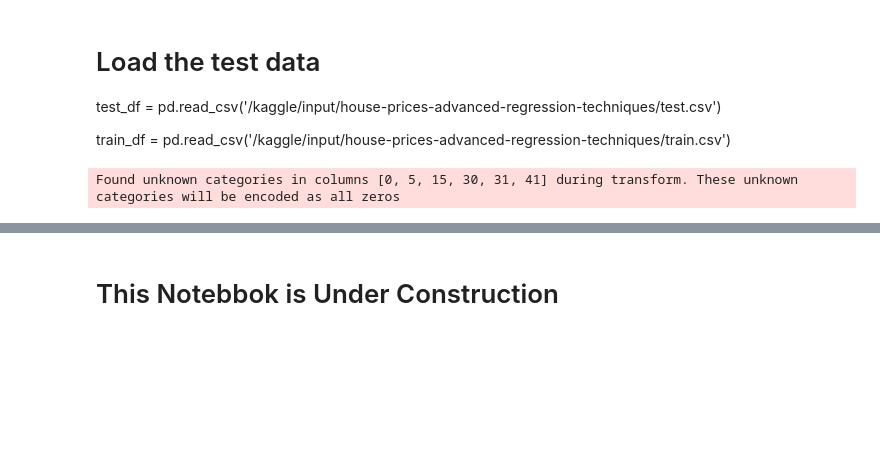
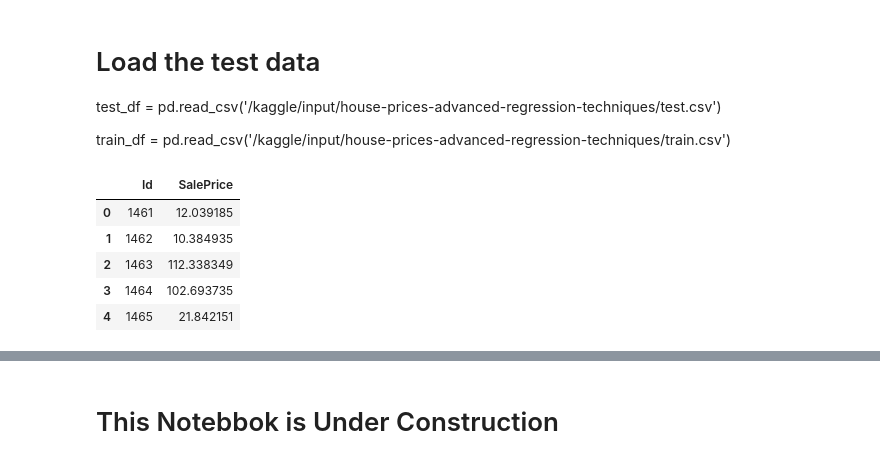
Before and after one commit to rishav21r/House-Prices---Advanced-Regression-Techniques, a Jupyter notebook: house_prices_advanced_regression_notebook.ipynb, the cells around one changed output, grey strips where cells are left out. Saved outputs shown, nothing was run; the diff lists cells and outputs as text; code cells hidden in the pictures; blank space fills up the shorter version.

```diff
--- a/house_prices_advanced_regression_notebook.ipynb
+++ b/house_prices_advanced_regression_notebook.ipynb
@@ -1164,40 +1139,55 @@ test_df = pd.read_csv('/kaggle/input/house-prices-advanced-regression-techniques
 
 train_df = pd.read_csv('/kaggle/input/house-prices-advanced-regression-techniques/train.csv')
 # %%
+# Updated code to handle warnings and errors
 import pandas as pd
+import numpy as np
 from sklearn.impute import SimpleImputer
 from sklearn.preprocessing import StandardScaler, OneHotEncoder
 
 # Load the test data
 test_data = pd.read_csv('/kaggle/input/house-prices-advanced-regression-techniques/test.csv')
 
-# Exclude 'SalePrice' from numerical_cols and categorical_cols for the test data preprocessing
+# Add features to the test data
+test_data['TotalHouseArea'] = test_data['GrLivArea'] + test_data['TotalBsmtSF']
+test_data['TotalBathrooms'] = (test_data['FullBath'] + test_data['BsmtFullBath'] +
+                               0.5 * (test_data['HalfBath'] + test_data['BsmtHalfBath']))
+test_data['HouseAge'] = test_data['YrSold'] - test_data['YearBuilt']
+test_data['RemodelAge'] = test_data['YrSold'] - test_data['YearRemodAdd']
+test_data['OverallQual_GrLivArea'] = test_data['OverallQual'] * test_data['GrLivArea']
+test_data['TotalHouseArea_OverallQual'] = test_data['TotalHouseArea'] * test_data['OverallQual']
+
+# Define numerical and categorical columns
 numerical_cols_test = test_data.select_dtypes(include=['int64', 'float64']).columns
 categorical_cols_test = test_data.select_dtypes(include=['object']).columns
 
 # Handle missing values in test data
 for col in numerical_cols_test:
-    test_data[col].fillna(test_data[col].median(), inplace=True)
+    test_data[col] = test_data[col].fillna(test_data[col].median())
 for col in categorical_cols_test:
-    test_data[col].fillna('None', inplace=True)
+    test_data[col] = test_data[col].fillna('None')
 
 # Apply one-hot encoding to test data
 test_data_encoded = pd.get_dummies(test_data)
 
-# Align test data with training data
+# Ensure the test data has the same columns as the training data
 X_test = test_data_encoded.reindex(columns=X.columns, fill_value=0)
 
 # Generate predictions using Gradient Boosting Regressor
 test_predictions = gbr.predict(X_test)
 
 # Convert predictions back from log scale
 test_predictions = np.expm1(test_predictions)
 
 # Prepare submission file
 submission = pd.DataFrame({'Id': test_data['Id'], 'SalePrice': test_predictions})
 
-# View the submission file
-submission = pd.read_csv(submission_path)
+# Display the submission file
 submission.head()
 # %% [output]
-Found unknown categories in columns [0, 5, 15, 30, 31, 41] during transform. These unknown categories will be encoded as all zeros
+|  | Id | SalePrice |
+| 0 | 1461 | 12.039185 |
+| 1 | 1462 | 10.384935 |
+| 2 | 1463 | 112.338349 |
+| 3 | 1464 | 102.693735 |
+| 4 | 1465 | 21.842151 |
```
Also changed, not shown: parts of 5 cells of this notebook.
